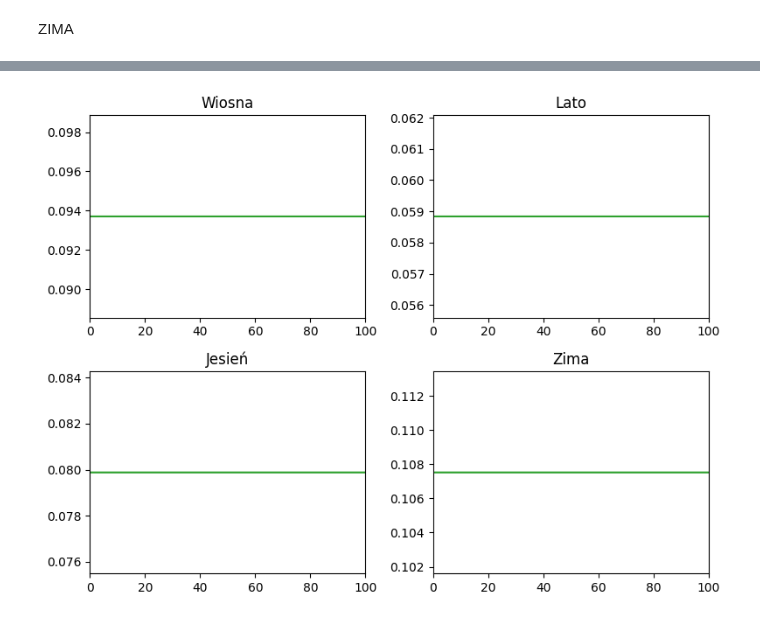
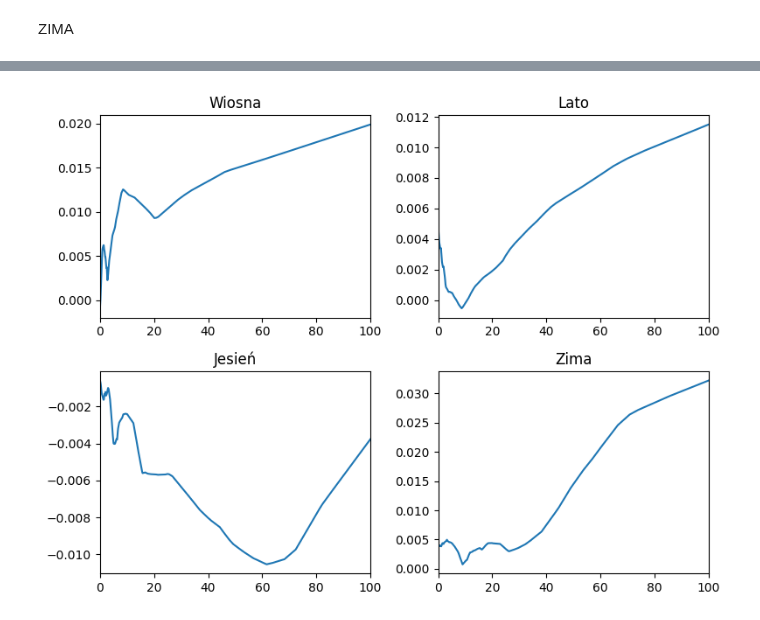
Before and after one commit to KulsonKula/Analiza-i-modelowanie-procesow-zwiazanych-z-systemem-centralnego-ogrzewania, a Jupyter notebook: kod_wybrane.IPYNB, the cells around one changed output, grey strips where cells are left out. Drawn from its saved outputs; the diff is of its cells as text; code cells hidden in the pictures.

```diff
--- a/kod_wybrane.IPYNB
+++ b/kod_wybrane.IPYNB
@@ -22,20 +20,23 @@ Num GPUs Available:  0
 # %%
 def build_and_compile_model_input(k):
       model = tf.keras.models.Sequential([
-          tf.keras.layers.Dense(128, activation='relu', input_shape=(k,)),
+          tf.keras.layers.Dense(512, activation='relu', input_shape=(k,)),
+          tf.keras.layers.Dense(256, activation='relu'),
+          tf.keras.layers.Dense(128, activation='relu'),
           tf.keras.layers.Dense(64, activation='relu'),
-          tf.keras.layers.Dense(128, activation='relu'),
+          tf.keras.layers.Dense(32, activation='relu'),
           tf.keras.layers.Dense(1,activation='linear')
     ])
 
-      model.compile(optimizer=tf.optimizers.Adam(learning_rate=0.01),
+
+      model.compile(optimizer=tf.optimizers.Adam(learning_rate=0.0005),
                     loss="mse",
                     metrics=['mae'])
       return model
 
-EPOCHS = 5
+EPOCHS = 50
 
-DATASET=pd.read_csv('data_nowe/dane_scalone_wybrane.csv')
+DATASET=pd.read_csv('data_nowe/dane_poj_wybrane.csv')
 # %% [markdown]
 MODEL A - DANE BEZ PORY ROKU
 # %%
@@ -430,9 +486,9 @@ model = build_and_compile_model_input(3)
 
 model.fit(x_train, y_train, epochs=EPOCHS, batch_size=128)
 
-flow_time_spring=np.arange(0,100,100/3600)
-flow_time_spring=np.vstack((1*np.ones_like(flow_time_spring, dtype=int),1*np.ones_like(flow_time_spring, dtype=int),flow_time_spring)).T
+flow_time_spring_plot=np.arange(0,100,100/3600)
+flow_time_spring=np.vstack((1*np.ones_like(flow_time_spring_plot, dtype=int),1*np.ones_like(flow_time_spring_plot, dtype=int),flow_time_spring_plot)).T
 flow_result_spring = model.predict(flow_time_spring)
 
-plt.plot(flow_time_spring, flow_result_spring)
+plt.plot(flow_time_spring_plot, flow_result_spring)
 # %% [output]
@@ -464,9 +524,9 @@ model = build_and_compile_model_input(3)
 
 model.fit(x_train, y_train, epochs=EPOCHS, batch_size=128)
 
-flow_time_summer=np.arange(0,100,100/3600)
-flow_time_summer=np.vstack((2*np.ones_like(flow_time_summer, dtype=int),1*np.ones_like(flow_time_summer, dtype=int),flow_time_summer)).T
+flow_time_summer_plot=np.arange(0,100,100/3600)
+flow_time_summer=np.vstack((2*np.ones_like(flow_time_summer_plot, dtype=int),1*np.ones_like(flow_time_summer_plot, dtype=int),flow_time_summer_plot)).T
 flow_result_summer = model.predict(flow_time_summer)
 
-plt.plot(flow_time_summer, flow_result_summer)
+plt.plot(flow_time_summer_plot, flow_result_summer)
 # %% [output]
@@ -530,9 +600,9 @@ model = build_and_compile_model_input(3)
 
 model.fit(x_train, y_train, epochs=EPOCHS, batch_size=128)
 
-flow_time_winter=np.arange(0,100,100/3600)
-flow_time_winter=np.vstack((4*np.ones_like(flow_time_winter, dtype=int),1*np.ones_like(flow_time_winter, dtype=int),flow_time_winter)).T
+flow_time_winter_plot=np.arange(0,100,100/3600)
+flow_time_winter=np.vstack((4*np.ones_like(flow_time_winter_plot, dtype=int),1*np.ones_like(flow_time_winter_plot, dtype=int),flow_time_winter_plot)).T
 flow_result_winter = model.predict(flow_time_winter)
 
-plt.plot(flow_time_winter, flow_result_winter)
+plt.plot(flow_time_winter_plot, flow_result_winter)
 # %% [output]
@@ -554,25 +628,25 @@ Epoch 5/5
 # %%
 fig, axs = plt.subplots(2, 2, figsize=(8, 6))
 
 
-axs[0,0].plot(flow_time_spring, flow_result_spring)
+axs[0,0].plot(flow_time_spring_plot, flow_result_spring)
 axs[0,0].set_title('Wiosna')
 axs[0,0].set_xlim(0, 100)
 
-axs[0,1].plot(flow_time_summer, flow_result_summer)
+axs[0,1].plot(flow_time_summer_plot, flow_result_summer)
 axs[0,1].set_title('Lato')
 axs[0,1].set_xlim(0, 100)
 
-axs[1,0].plot(flow_time_fall, flow_result_fall)
+axs[1,0].plot(flow_time_fall_plot, flow_result_fall)
 axs[1,0].set_title('Jesień')
 axs[1,0].set_xlim(0, 100)
 
-axs[1,1].plot(flow_time_winter, flow_result_winter)
+axs[1,1].plot(flow_time_winter_plot, flow_result_winter)
 axs[1,1].set_title('Zima')
 axs[1,1].set_xlim(0, 100)
 
 plt.tight_layout()
 
 plt.show()
 # %% [output]
-[figure, old version]
+[figure, new version]
```
Also changed, not shown: parts of 19 cells of this notebook, 4 other files.
